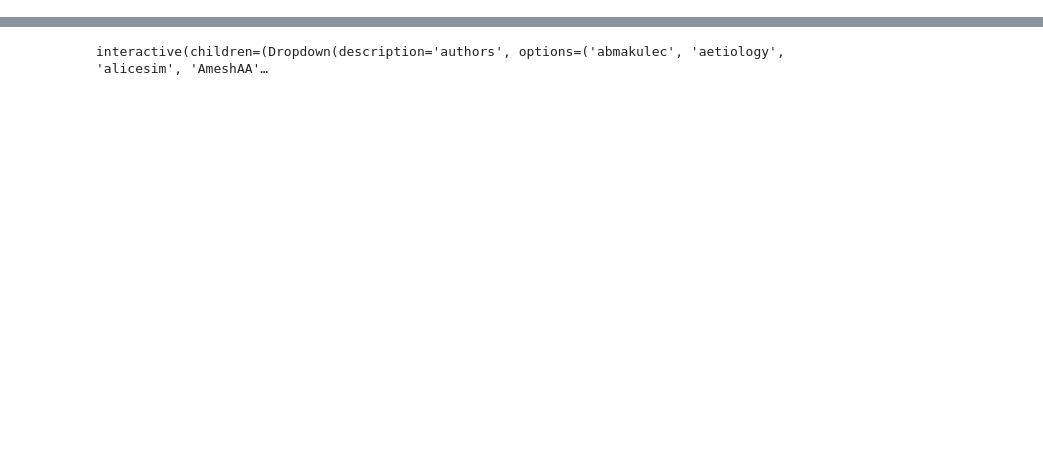
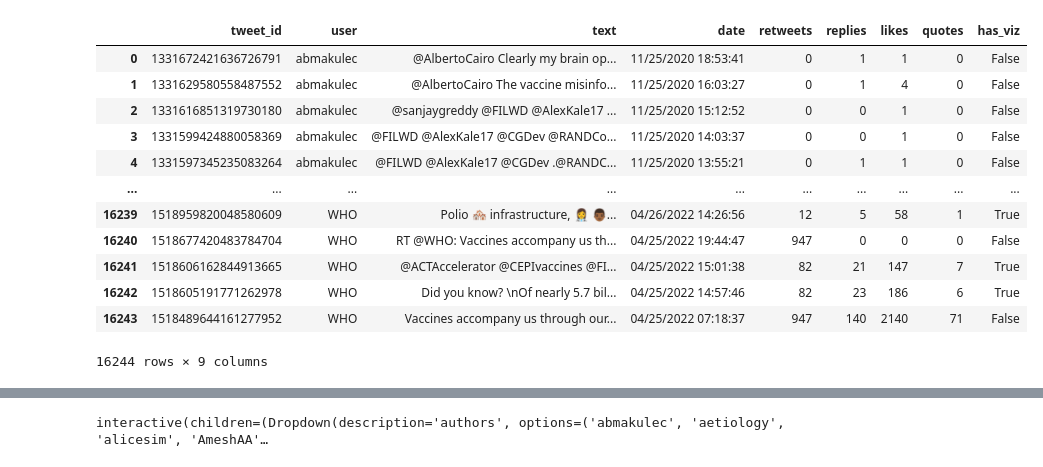
Before and after one commit to kasumbarobert/cse557a-research-project, a Jupyter notebook: dashboard_and_viz_tests.ipynb, the cells around one changed output, grey strips where cells are left out. Cells and saved outputs as stored; diff of their text form; code cells hidden in the pictures; blank space fills up the shorter version.

```diff
--- a/dashboard_and_viz_tests.ipynb
+++ b/dashboard_and_viz_tests.ipynb
@@ -11,6 +11,22 @@ import datetime
 # %%
 df = pd.read_csv('data/combined_tweets.csv')
 users = df["user"].unique()
+# %%
+df
+# %% [output]
+|  | tweet_id | user | text | date | retweets | replies | likes | quotes | has_viz |
+| 0 | 1331672421636726791 | abmakulec | @AlbertoCairo Clearly my brain op... | 11/25/2020 18:53:41 | 0 | 1 | 1 | 0 | False |
+| 1 | 1331629580558487552 | abmakulec | @AlbertoCairo The vaccine misinfo... | 11/25/2020 16:03:27 | 0 | 1 | 4 | 0 | False |
+| 2 | 1331616851319730180 | abmakulec | @sanjaygreddy @FILWD @AlexKale17 ... | 11/25/2020 15:12:52 | 0 | 0 | 1 | 0 | False |
+| 3 | 1331599424880058369 | abmakulec | @FILWD @AlexKale17 @CGDev @RANDCo... | 11/25/2020 14:03:37 | 0 | 0 | 1 | 0 | False |
+| 4 | 1331597345235083264 | abmakulec | @FILWD @AlexKale17 @CGDev .@RANDC... | 11/25/2020 13:55:21 | 0 | 1 | 1 | 0 | False |
+| ... | ... | ... | ... | ... | ... | ... | ... | ... | ... |
+| 16239 | 1518959820048580609 | WHO | Polio 🏘️ infrastructure, 👩‍⚕️ 👨🏾‍... | 04/26/2022 14:26:56 | 12 | 5 | 58 | 1 | True |
+| 16240 | 1518677420483784704 | WHO | RT @WHO: Vaccines accompany us th... | 04/25/2022 19:44:47 | 947 | 0 | 0 | 0 | False |
+| 16241 | 1518606162844913665 | WHO | @ACTAccelerator @CEPIvaccines @FI... | 04/25/2022 15:01:38 | 82 | 21 | 147 | 7 | True |
+| 16242 | 1518605191771262978 | WHO | Did you know? \nOf nearly 5.7 bil... | 04/25/2022 14:57:46 | 82 | 23 | 186 | 6 | True |
+| 16243 | 1518489644161277952 | WHO | Vaccines accompany us through our... | 04/25/2022 07:18:37 | 947 | 140 | 2140 | 71 | False |
+16244 rows × 9 columns
 # %%
 def get_engagements(df):
     viz_df = df.loc[df["has_viz"] == True]
```
Also changed, not shown: parts of 21 cells of this notebook.
